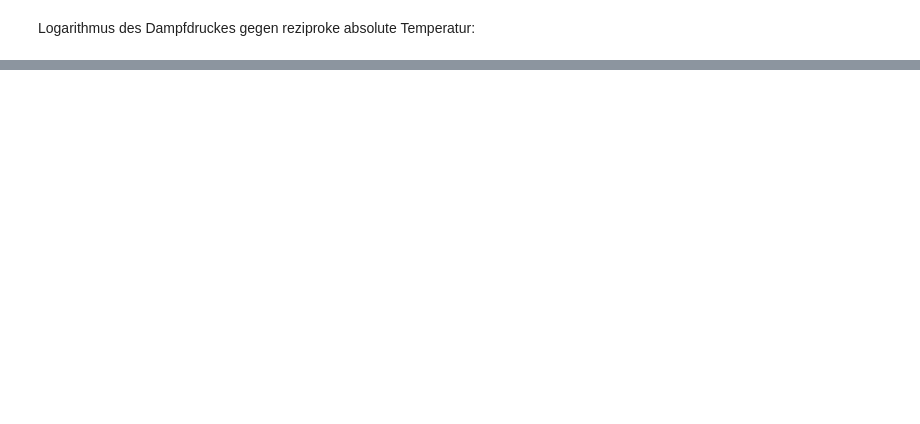
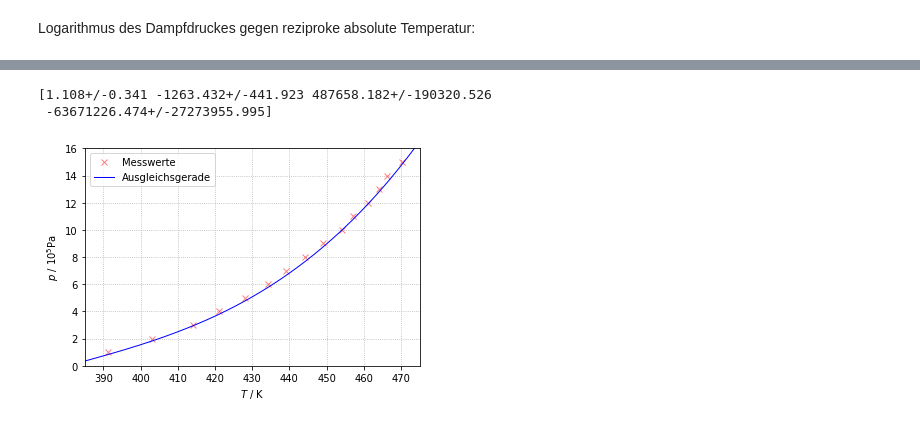
Before and after one commit to waerther/grundpraktikum1, a Jupyter notebook: v203/auswertung.ipynb, the cells around one changed output, grey strips where cells are left out. Drawn from its saved outputs; the diff is of its cells as text; code cells hidden in the pictures; blank space fills up the shorter version.

```diff
--- a/v203/auswertung.ipynb
+++ b/v203/auswertung.ipynb
@@ -65,0 +83,39 @@ L = (26810919.357 +- 453515.706)
+# %%
+md_15bar = pd.read_csv('tables/md_15bar.csv')
+np.savetxt('tables/phoch.txt', md_15bar.values, header='p_b(bar) T1(C)', fmt='%.0f')
+
+p, T = np.genfromtxt('tables/phoch.txt', unpack=True, skip_header=1)
+p *= 100000     # bar in Pa
+T += 273.15     # C in K
+x = T
+y = p
+plt.plot(x, y/1e5, 'xr', markersize=6 , label = 'Messwerte', alpha=0.5)
+
+# Ausgleichsfunktion
+def f(x, a, b, c, d):
+    return a*x**3 + b*x**2 + c*x + d
+
+para, pcov = curve_fit(f, T, y)
+pcov = np.sqrt(np.diag(pcov))
+para = np.round(para, 3)
+pcov = np.round(pcov, 3)
+a, b, c, d = para
+fa, fb, fc, fd = pcov
+
+xx = np.linspace(380, 480, 10000)
+plt.plot(xx, f(xx, a, b, c, d)/1e5, '-b', linewidth = 1, label = 'Ausgleichsgerade')
+
+plt.xlabel(r'$T$ / $\mathrm{K}$')
+plt.ylabel(r'$p$ / $10^5 \mathrm{Pa}$')
+plt.legend(loc="best")
+plt.grid(linestyle='dotted')
+
+plt.xlim(385, 475)
+plt.ylim(0, 16)
+
+params = uarray(para, pcov)
+print(params)
+# %% [output]
+[1.108+/-0.341 -1263.432+/-441.923 487658.182+/-190320.526
+ -63671226.474+/-27273955.995]
+[figure, added]
```
Also changed, not shown: parts of 2 cells of this notebook, 7 other files.
